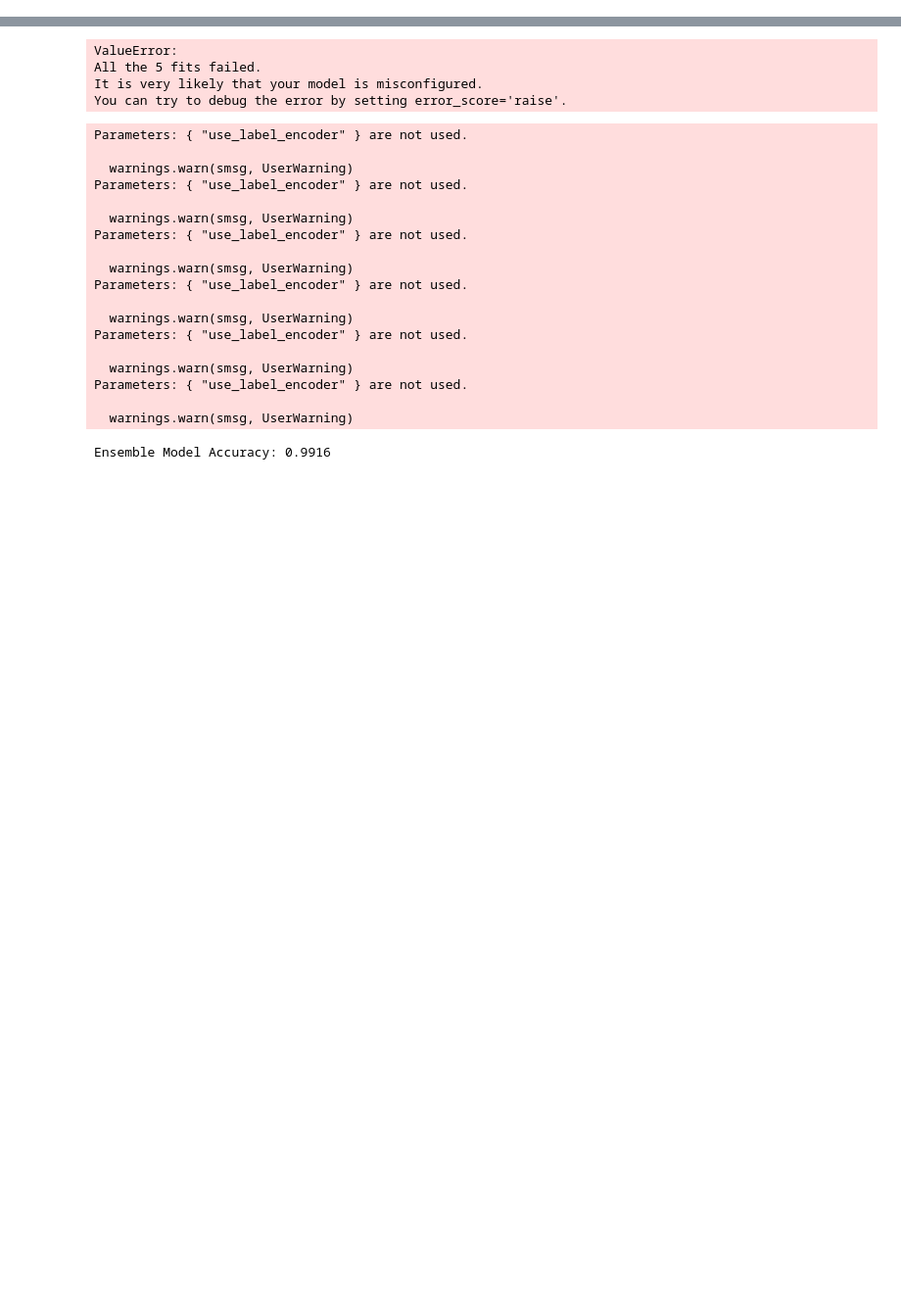
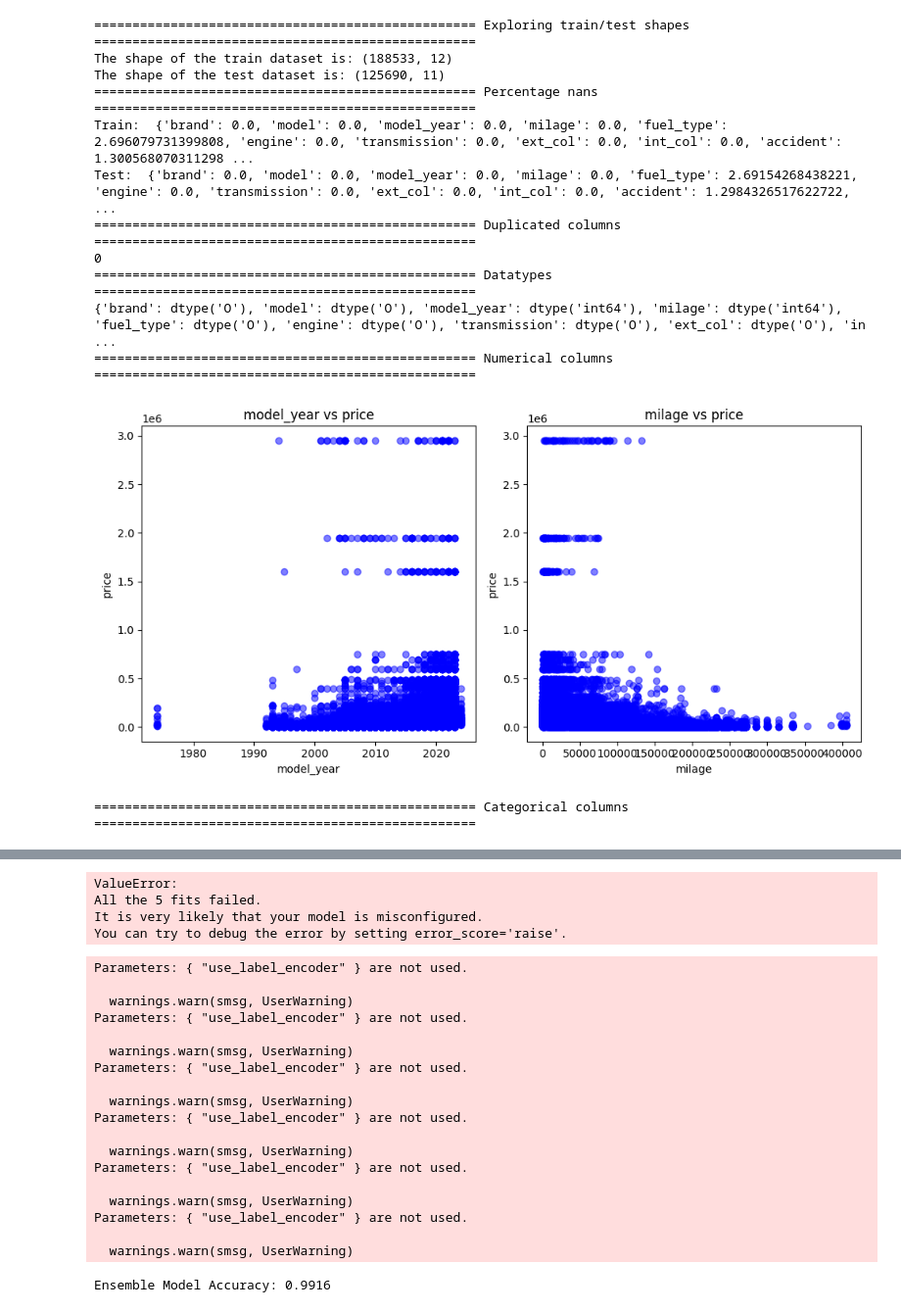
Before and after one commit to yuwei-1/Kaggle-tools, a Jupyter notebook: poisonous_mushroom_classification.ipynb, the cells around one changed output, grey strips where cells are left out. Shown at 98% size. Cells and saved outputs as stored; diff of their text form; code cells hidden in the pictures; blank space fills up the shorter version.

```diff
--- a/poisonous_mushroom_classification.ipynb
+++ b/poisonous_mushroom_classification.ipynb
@@ -88,0 +28,26 @@ y_test) = data_manager.dataset_partition()
+# %%
+train_csv_path = "data/used_car_prices/train.csv"
+test_csv_path = "data/used_car_prices/test.csv"
+target_col_name = "price"
+# %%
+train_df = pd.read_csv(train_csv_path, index_col=0)
+test_df = pd.read_csv(test_csv_path, index_col=0)
+# %%
+from ktools.visualization.basic_eda import BasicDatasetEDA
+
+
+BasicDatasetEDA(train_df, test_df, target_col_name).review()
+# %% [output]
+================================================== Exploring train/test shapes ==================================================
+The shape of the train dataset is: (188533, 12)
+The shape of the test dataset is: (125690, 11)
+================================================== Percentage nans ==================================================
+Train:  {'brand': 0.0, 'model': 0.0, 'model_year': 0.0, 'milage': 0.0, 'fuel_type': 2.696079731399808, 'engine': 0.0, 'transmission': 0.0, 'ext_col': 0.0, 'int_col': 0.0, 'accident': 1.300568070311298 ...
+Test:  {'brand': 0.0, 'model': 0.0, 'model_year': 0.0, 'milage': 0.0, 'fuel_type': 2.69154268438221, 'engine': 0.0, 'transmission': 0.0, 'ext_col': 0.0, 'int_col': 0.0, 'accident': 1.2984326517622722, ...
+================================================== Duplicated columns ==================================================
+0
+================================================== Datatypes ==================================================
+{'brand': dtype('O'), 'model': dtype('O'), 'model_year': dtype('int64'), 'milage': dtype('int64'), 'fuel_type': dtype('O'), 'engine': dtype('O'), 'transmission': dtype('O'), 'ext_col': dtype('O'), 'in ...
+================================================== Numerical columns ==================================================
+[figure, added]
+================================================== Categorical columns ==================================================
```
Also changed, not shown: parts of 127 cells of this notebook, 33 other files.
